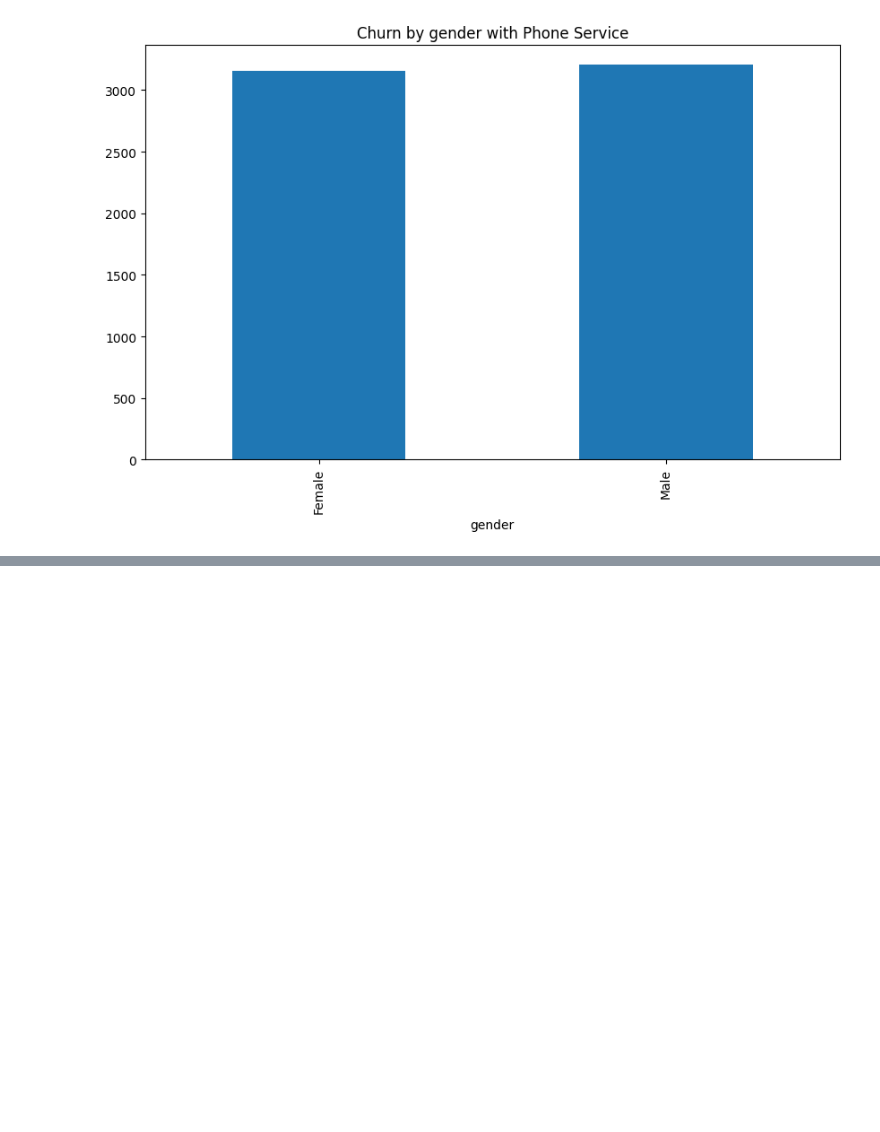
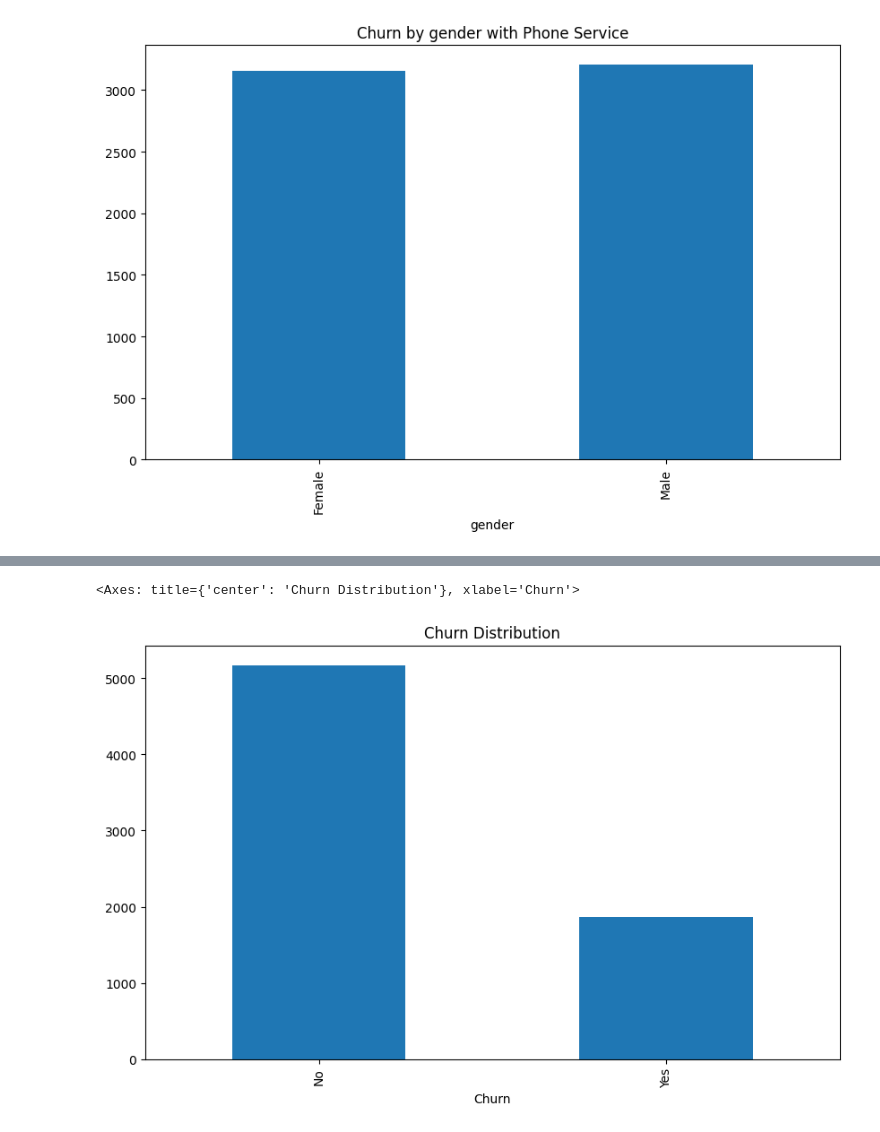
Before and after one commit to Himmu5/data-analysis, a Jupyter notebook: notebooks/customer_churn.ipynb, the cells around one changed output, grey strips where cells are left out. Cells and saved outputs as stored; diff of their text form; code cells hidden in the pictures; blank space fills up the shorter version.

```diff
--- a/notebooks/customer_churn.ipynb
+++ b/notebooks/customer_churn.ipynb
@@ -120,0 +171,5 @@ customer_with_phone.groupby("gender").aggregate("gender").value_counts().plot(ki
+# %%
+customer_churn['Churn'].value_counts().plot(kind='bar', figsize=(10, 6), title='Churn Distribution')
+# %% [output]
+<Axes: title={'center': 'Churn Distribution'}, xlabel='Churn'>
+[figure, added]
```
Also changed, not shown: parts of 4 cells of this notebook.
